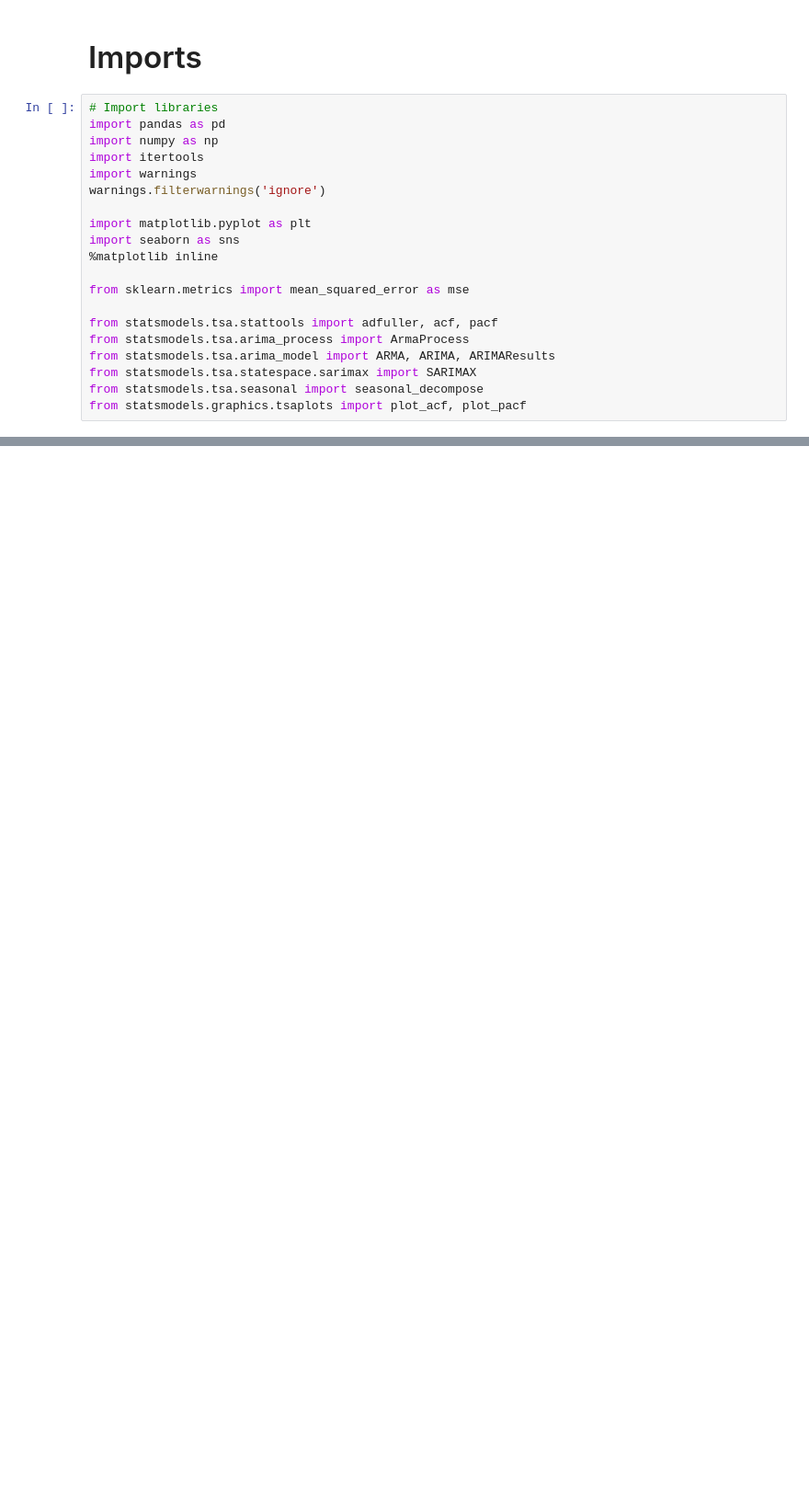
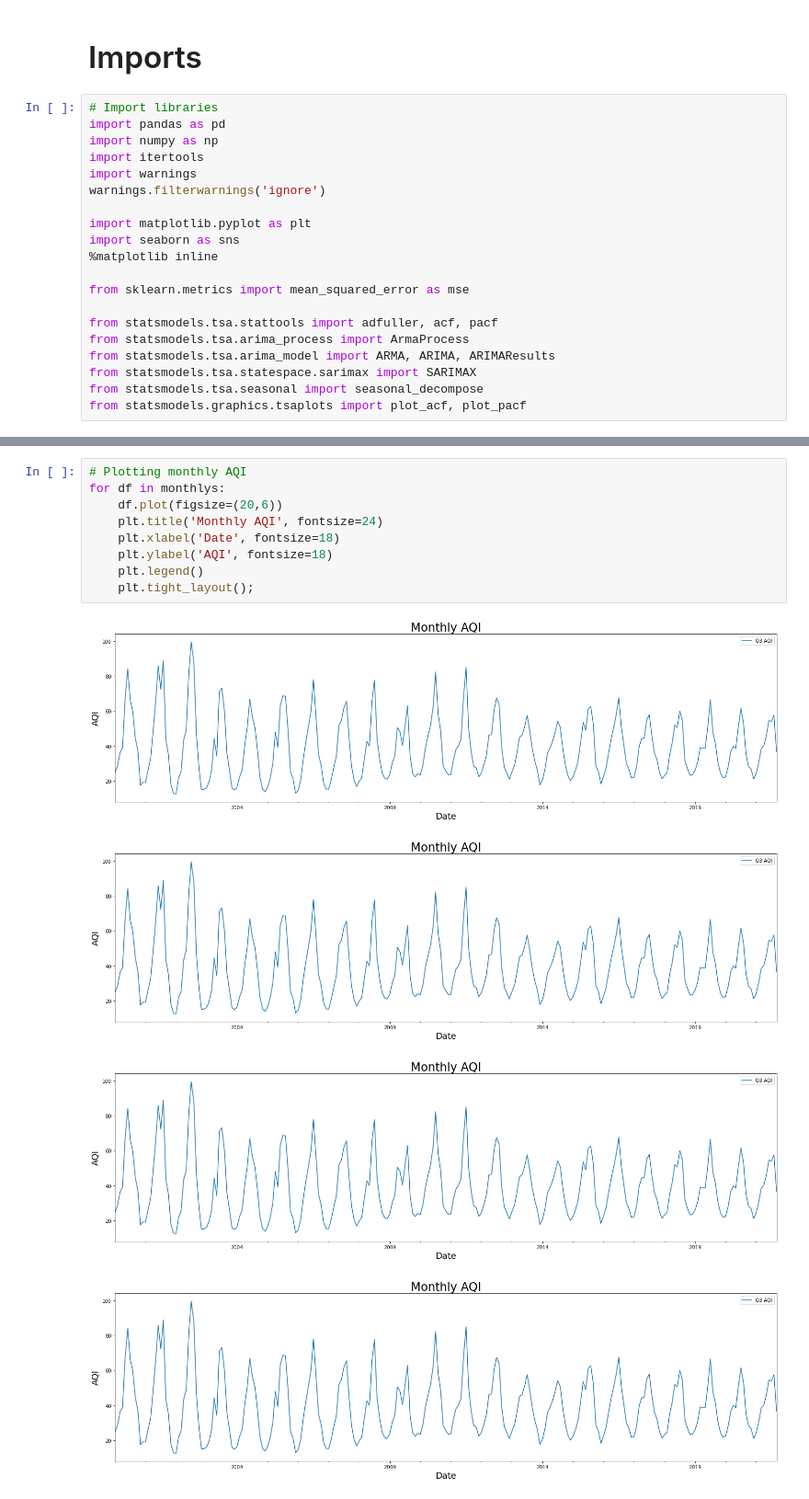
Before and after one commit to alpacanonymous/capstone, a Jupyter notebook: notebook.ipynb, the cells around one changed output, grey strips where cells are left out. Shown at 92% size. Saved outputs shown, nothing was run; the diff lists cells and outputs as text; blank space fills up the shorter version.

```diff
--- a/notebook.ipynb
+++ b/notebook.ipynb
@@ -346,0 +289,14 @@ nycSO2 = nyc_ts_dataset(SO2ts, 'SO2')
+# %%
+# Plotting monthly AQI
+for df in monthlys:
+    df.plot(figsize=(20,6))
+    plt.title('Monthly AQI', fontsize=24)
+    plt.xlabel('Date', fontsize=18)
+    plt.ylabel('AQI', fontsize=18)
+    plt.legend()
+    plt.tight_layout();
+# %% [output]
+[figure, added]
+[figure, added]
+[figure, added]
+[figure, added]
```
Also changed, not shown: parts of 60 cells of this notebook, 3 other files.
